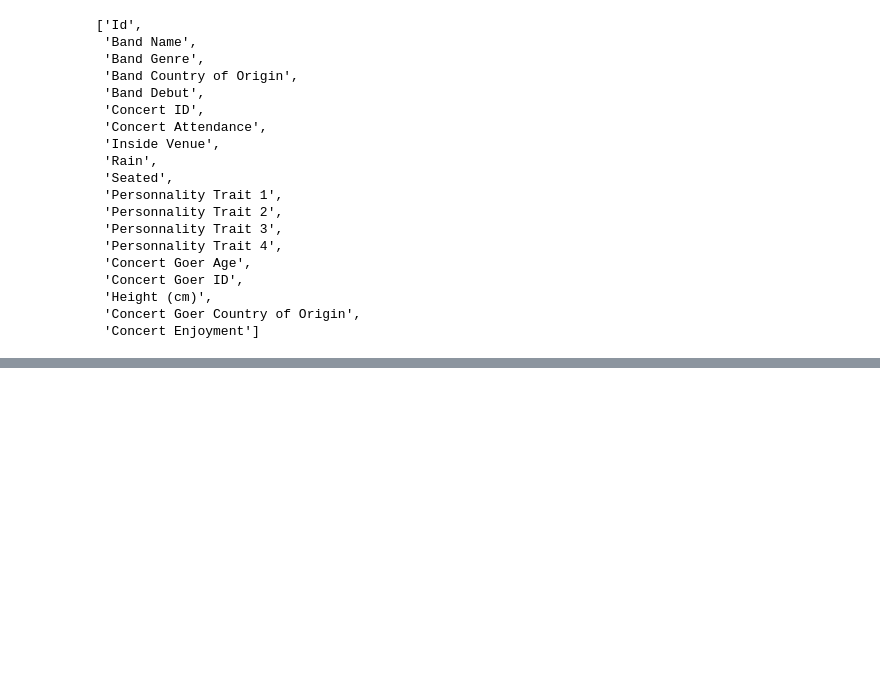
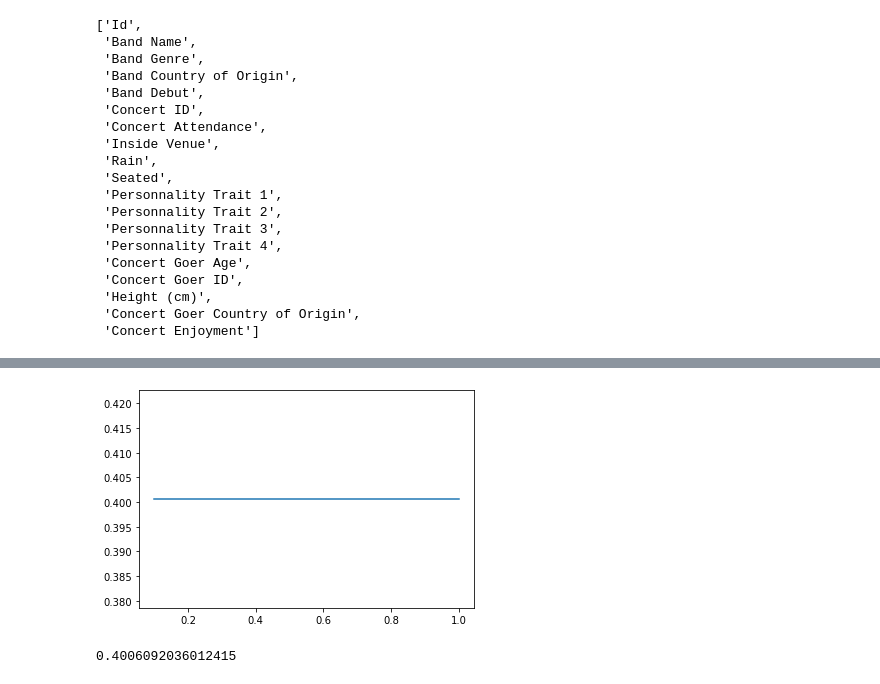
Before and after one commit to shahrohman/inf8245e_kaggle, a Jupyter notebook: ML_kaggle.ipynb, the cells around one changed output, grey strips where cells are left out. Saved outputs shown, nothing was run; the diff lists cells and outputs as text; code cells hidden in the pictures; blank space fills up the shorter version.

```diff
--- a/ML_kaggle.ipynb
+++ b/ML_kaggle.ipynb
@@ -186,0 +280,3 @@ train_data.columns.tolist()
+# %%
+train_data_np = train_data.to_numpy(dtype = np.float64)
+print(train_data_np)
@@ -186,0 +291,22 @@ train_data.columns.tolist()
+# %%
+
+from sklearn.linear_model import LogisticRegression
+from sklearn.metrics import f1_score
+
+C_values = [0.1, 0.3, 0.5, 0.8, 1.0]
+L = []
+
+for c in C_values:
+    clf = LogisticRegression(C = c)
+    clf.fit(train_data_np[:,:-1],train_data_np[:,-1])
+    model_prediction = clf.predict(train_data_np[:,:-1])
+    L.append(f1_score(train_data_np[:,-1], model_prediction, average = 'micro'))
+
+plt.plot(C_values, L)
+plt.show()
+# %% [output]
+[figure, added]
+# %%
+print(max(L))
+# %% [output]
+0.4006092036012415
```
Also changed, not shown: parts of 9 cells of this notebook, 2 other files.
